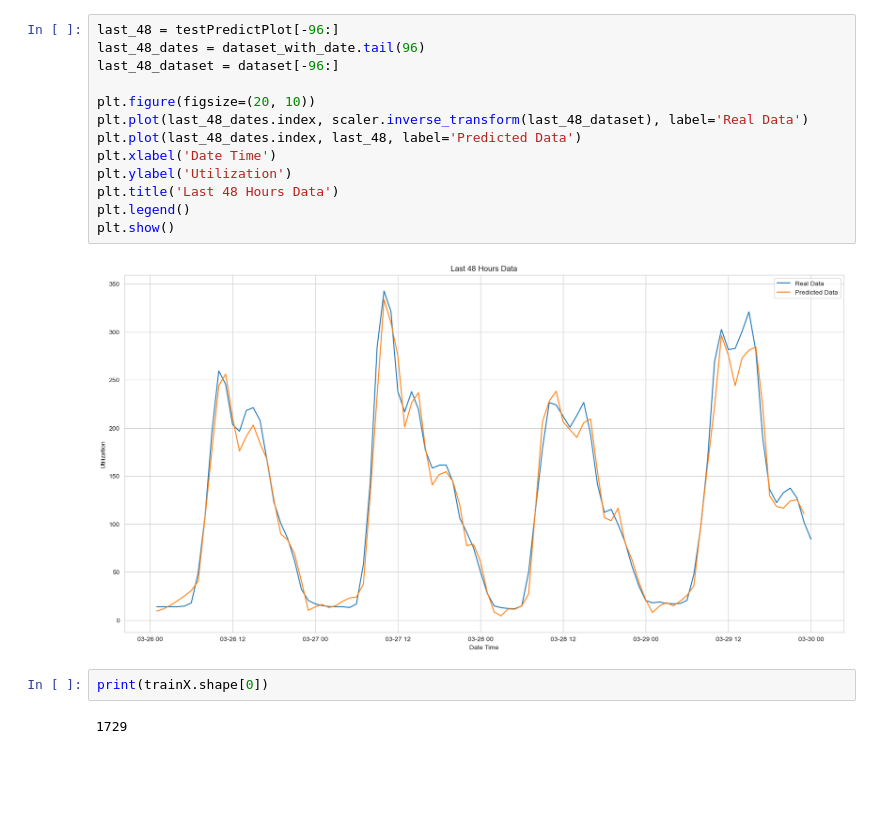
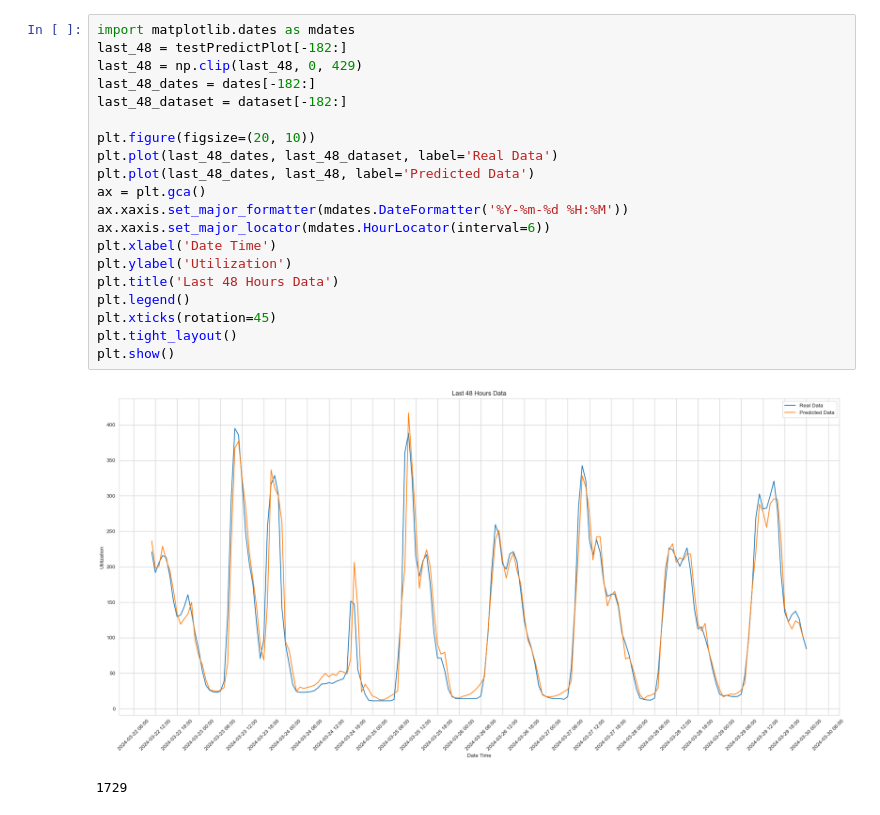
Before and after one commit to veronikaKircsev/ParkData, a Jupyter notebook: lstm_hourly.ipynb, the cells around one changed output. Saved outputs shown, nothing was run; the diff lists cells and outputs as text; blank space fills up the shorter version.

```diff
--- a/lstm_hourly.ipynb
+++ b/lstm_hourly.ipynb
@@ -149,19 +167,25 @@ Test Score: 41.51 RMSE
 # %%
-last_48 = testPredictPlot[-96:]
-last_48_dates = dataset_with_date.tail(96)
-last_48_dataset = dataset[-96:]
+import matplotlib.dates as mdates
+last_48 = testPredictPlot[-182:]
+last_48 = np.clip(last_48, 0, 429)
+last_48_dates = dates[-182:]
+last_48_dataset = dataset[-182:]
 
 plt.figure(figsize=(20, 10))
-plt.plot(last_48_dates.index, scaler.inverse_transform(last_48_dataset), label='Real Data')
-plt.plot(last_48_dates.index, last_48, label='Predicted Data')
+plt.plot(last_48_dates, last_48_dataset, label='Real Data')
+plt.plot(last_48_dates, last_48, label='Predicted Data')
+ax = plt.gca()
+ax.xaxis.set_major_formatter(mdates.DateFormatter('%Y-%m-%d %H:%M'))
+ax.xaxis.set_major_locator(mdates.HourLocator(interval=6))
 plt.xlabel('Date Time')
 plt.ylabel('Utilization')
 plt.title('Last 48 Hours Data')
 plt.legend()
+plt.xticks(rotation=45)
+plt.tight_layout()
 plt.show()
 # %% [output]
-[figure, old version]
+[figure, new version]
 # %%
-print(trainX.shape[0])
 # %% [output]
 1729
```
Also changed, not shown: parts of 1 cell of this notebook.
